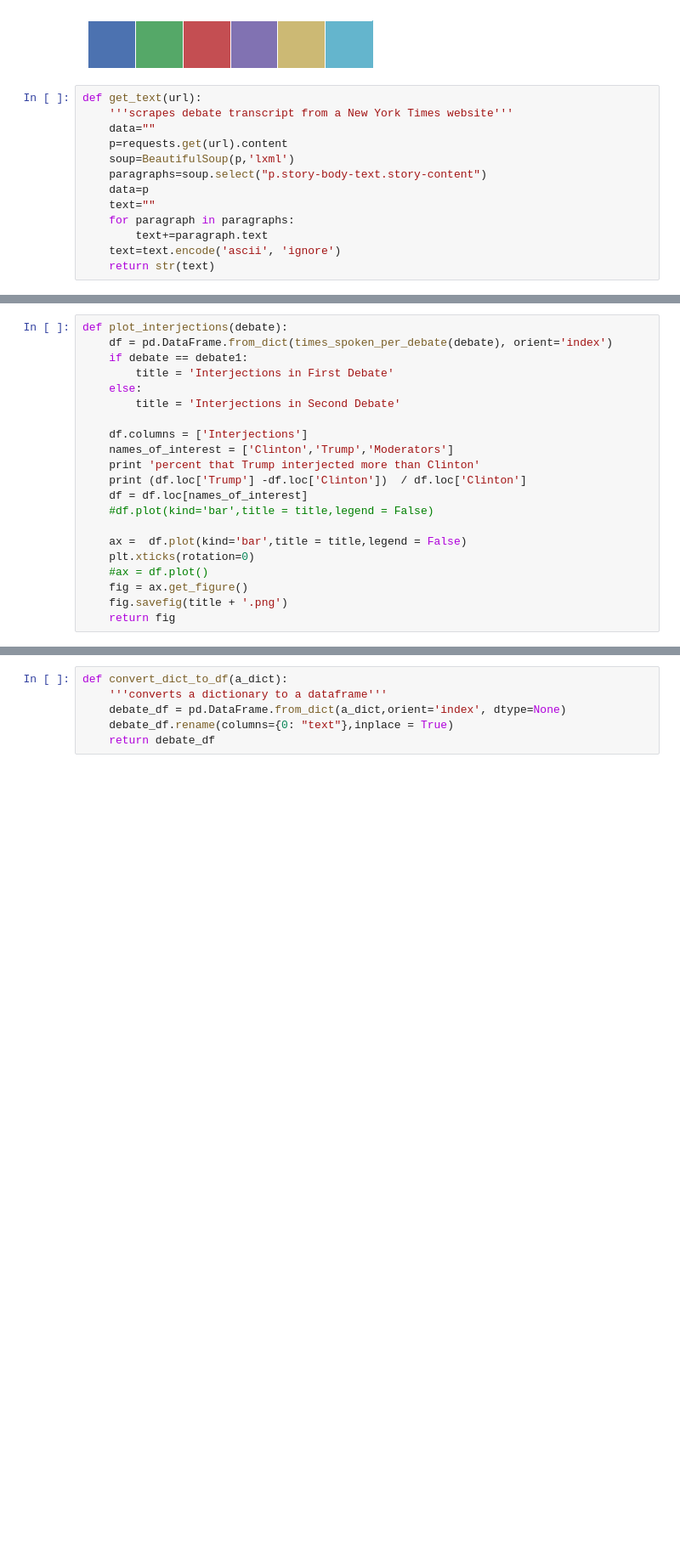
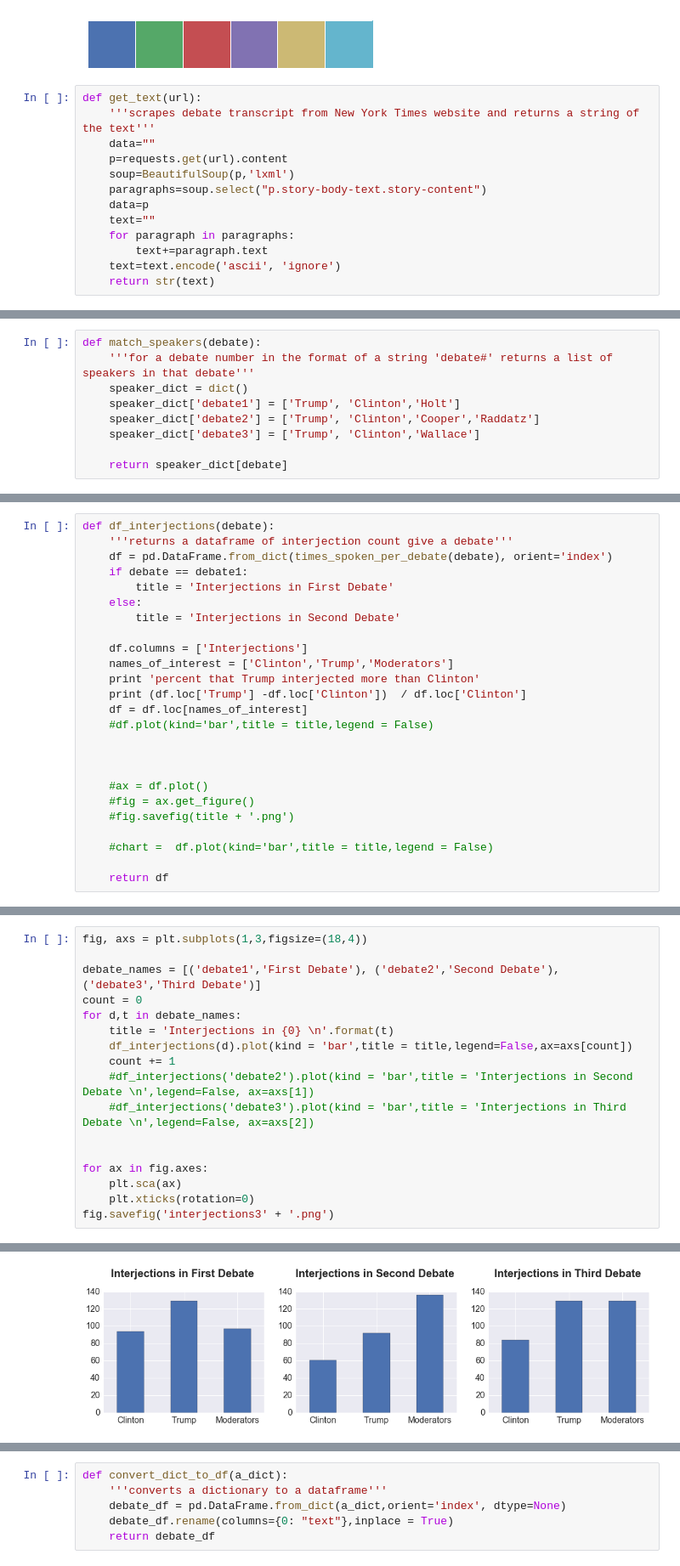
Before and after one commit to dwaynemartin/projects, a Jupyter notebook: Debate Analysis.ipynb, the cells around one changed output, grey strips where cells are left out. Shown at 85% size. Saved outputs shown, nothing was run; the diff lists cells and outputs as text; blank space fills up the shorter version.

```diff
--- a/Debate Analysis.ipynb
+++ b/Debate Analysis.ipynb
@@ -40,7 +40,7 @@ sns.palplot(current_palette)
 [figure]
 # %%
 def get_text(url):
-    '''scrapes debate transcript from a New York Times website'''
+    '''scrapes debate transcript from New York Times website and returns a string of the text'''
     data=""
     p=requests.get(url).content
     soup=BeautifulSoup(p,'lxml')
@@ -67,2 +63,11 @@ def match_speakers(debate):
+# %%
+def match_speakers(debate):
+    '''for a debate number in the format of a string 'debate#' returns a list of speakers in that debate'''
+    speaker_dict = dict()
+    speaker_dict['debate1'] = ['Trump', 'Clinton','Holt']
+    speaker_dict['debate2'] = ['Trump', 'Clinton','Cooper','Raddatz']
+    speaker_dict['debate3'] = ['Trump', 'Clinton','Wallace']
+
+    return speaker_dict[debate]
 # %%
 def times_spoken_per_debate(debate):
@@ -92,5 +109,6 @@ Interjections in 2nd debate
 # %%
-def plot_interjections(debate):
+def df_interjections(debate):
+    '''returns a dataframe of interjection count give a debate'''
     df = pd.DataFrame.from_dict(times_spoken_per_debate(debate), orient='index')
     if debate == debate1:
         title = 'Interjections in First Debate'
@@ -104,9 +122,12 @@ def plot_interjections(debate):
     df = df.loc[names_of_interest]
     #df.plot(kind='bar',title = title,legend = False)
 
-    ax =  df.plot(kind='bar',title = title,legend = False)
-    plt.xticks(rotation=0)
+
+
     #ax = df.plot()
-    fig = ax.get_figure()
-    fig.savefig(title + '.png')
-    return fig
+    #fig = ax.get_figure()
+    #fig.savefig(title + '.png')
+
+    #chart =  df.plot(kind='bar',title = title,legend = False)
+
+    return df
@@ -125,0 +134,18 @@ dtype: float64
+# %%
+fig, axs = plt.subplots(1,3,figsize=(18,4))
+
+debate_names = [('debate1','First Debate'), ('debate2','Second Debate'), ('debate3','Third Debate')]
+count = 0
+for d,t in debate_names:
+    title = 'Interjections in {0} \n'.format(t)
+    df_interjections(d).plot(kind = 'bar',title = title,legend=False,ax=axs[count])
+    count += 1
+    #df_interjections('debate2').plot(kind = 'bar',title = 'Interjections in Second Debate \n',legend=False, ax=axs[1])
+    #df_interjections('debate3').plot(kind = 'bar',title = 'Interjections in Third Debate \n',legend=False, ax=axs[2])
+
+
+for ax in fig.axes:
+    plt.sca(ax)
+    plt.xticks(rotation=0)
+fig.savefig('interjections3' + '.png')
+# %% [output]
@@ -126,2 +161,3 @@ dtype: float64
+[figure, added]
 # %%
 def create_dict_of_debate(debate):
```
Also changed, not shown: parts of 47 cells of this notebook.
